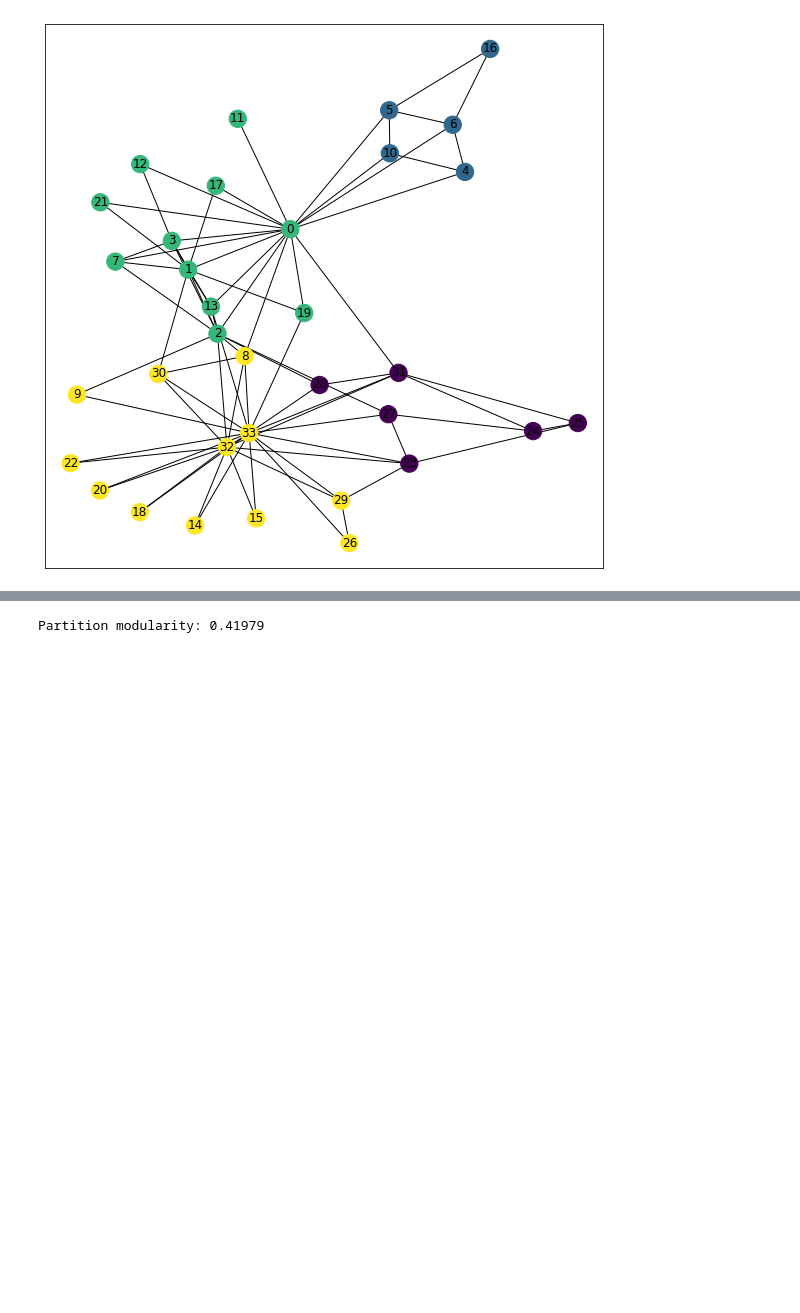
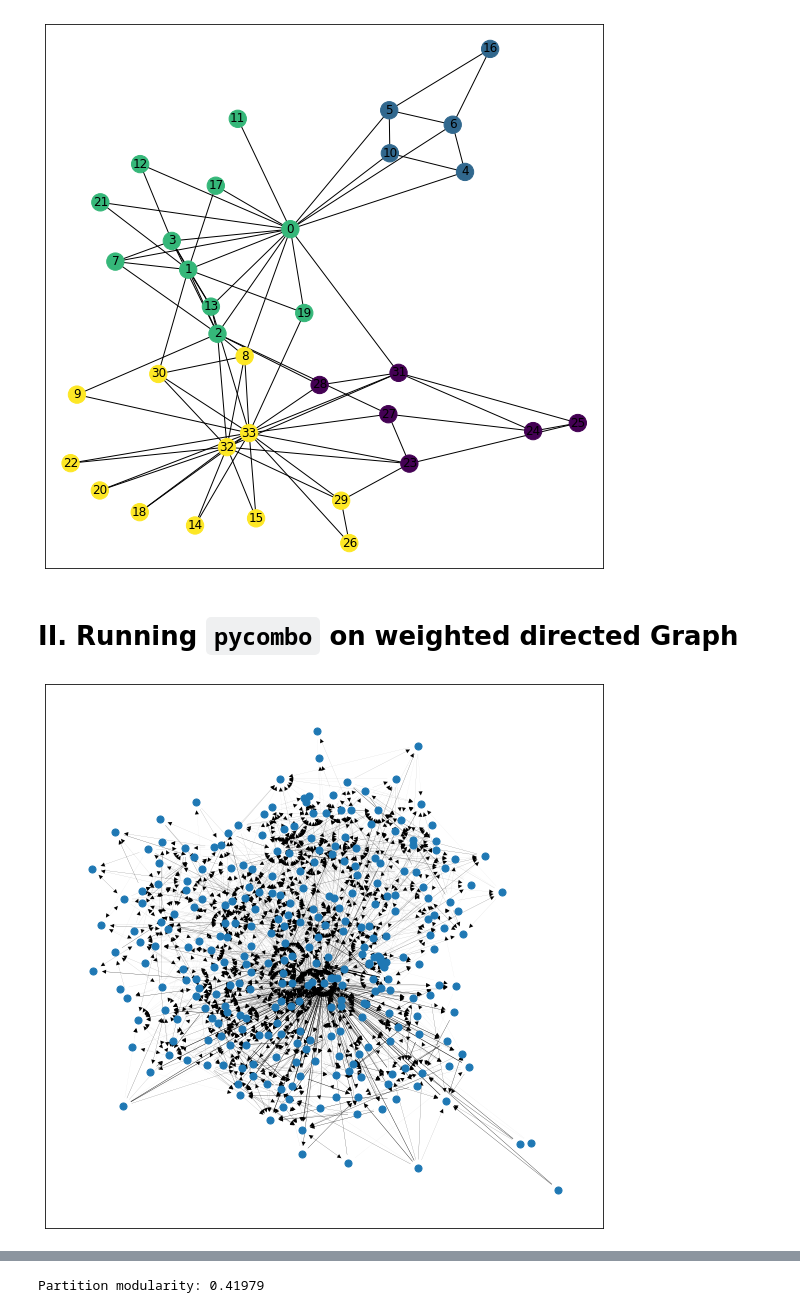
Before and after one commit to Casyfill/pyCombo, a Jupyter notebook: example/example.ipynb, the cells around one changed output, grey strips where cells are left out. Drawn from its saved outputs; the diff is of its cells as text; code cells hidden in the pictures; blank space fills up the shorter version.

Commit message:
Added a few more examples.

```diff
--- a/example/example.ipynb
+++ b/example/example.ipynb
@@ -34,2 +34,51 @@ nx.draw_networkx(G, pos, ax=ax, node_color=list(partition.values()));
 # %% [output]
 [figure]
+# %% [markdown]
+# II. Running `pycombo` on weighted directed Graph
+# %%
+# Adopted example from here:
+# https://networkx.org/documentation/latest/auto_examples/graph/plot_football.html
+import urllib.request as urllib
+import io
+import zipfile
+
+url = "http://www-personal.umich.edu/~mejn/netdata/celegansneural.zip"
+
+sock = urllib.urlopen(url)  # open URL
+s = io.BytesIO(sock.read())  # read into BytesIO "file"
+sock.close()
+
+zf = zipfile.ZipFile(s)  # zipfile object
+txt = zf.read("celegansneural.txt").decode()  # read info file
+gml = zf.read("celegansneural.gml").decode()  # read gml data
+# throw away bogus first line with # from mejn files
+gml = gml.split("\n")[1:]
+# skip duplicated edges that nx cannot parse
+gml = gml[:2598] + gml[2604:6422] + gml[6428:6896] + gml[6902:9818] + gml[9824:10142] + \
+    gml[10148:11720] + gml[11726:11936] + gml[11942:12782] + gml[12794:13826] + gml[13832:13904] + \
+    gml[13910:13916] + gml[13922:14288] + gml[14294:15416] + gml[15422:15560] + gml[15566:]
+G = nx.parse_gml(gml, )  # parse gml data
+# %%
+# compute the layout
+pos = nx.kamada_kawai_layout(G)
+# %%
+# Adopted from here:
+# https://qxf2.com/blog/drawing-weighted-graphs-with-networkx/
+def plot_edges_by_weight(G, pos, weight='weight'):
+    all_weights = []
+    # Iterate through the graph nodes to gather all the weights
+    for (node1,node2,data) in G.edges(data=True):
+        all_weights.append(data[weight]) # we'll use this when determining edge thickness
+    unique_weights = list(set(all_weights))
+    # Plot the edges by weight
+    for w in unique_weights:
+        weighted_edges = [(node1,node2) for (node1,node2,data) in G.edges(data=True) if data[weight]==w]
+        width = w * 150.0 / sum(all_weights)
+        nx.draw_networkx_edges(G, pos, edgelist=weighted_edges, width=width)
+# %%
+fig, ax =  plt.subplots(figsize=(10,10))
+
+nx.draw_networkx_nodes(G, pos, node_size=50)
+plot_edges_by_weight(G, pos, 'value')
+# %% [output]
+[figure, added]
```
Also changed, not shown: parts of 25 cells of this notebook.
